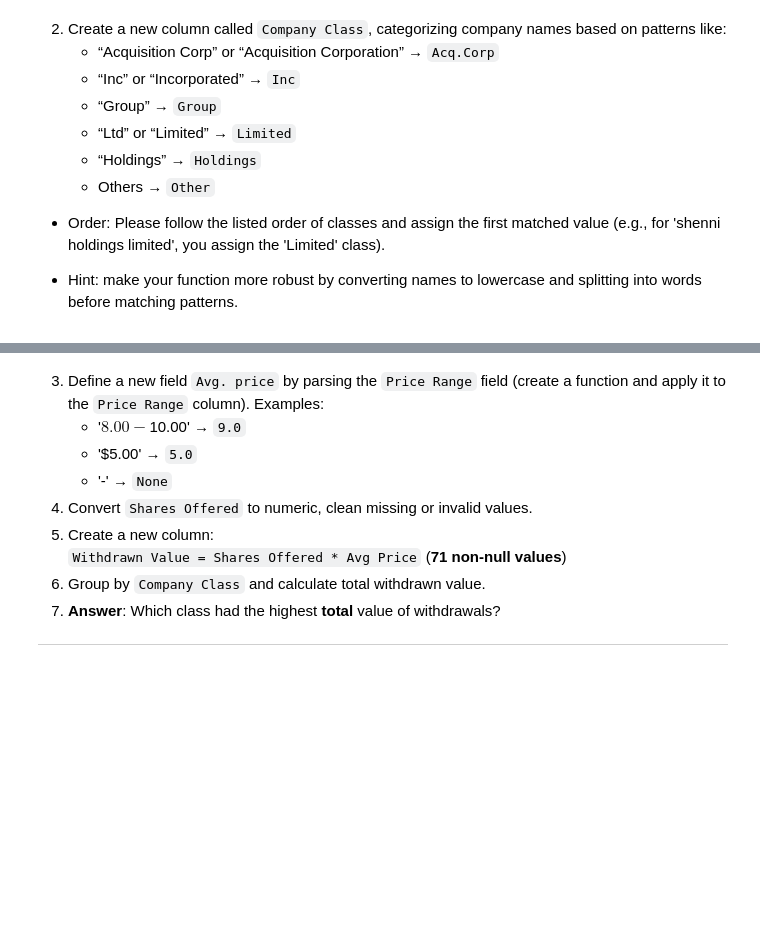
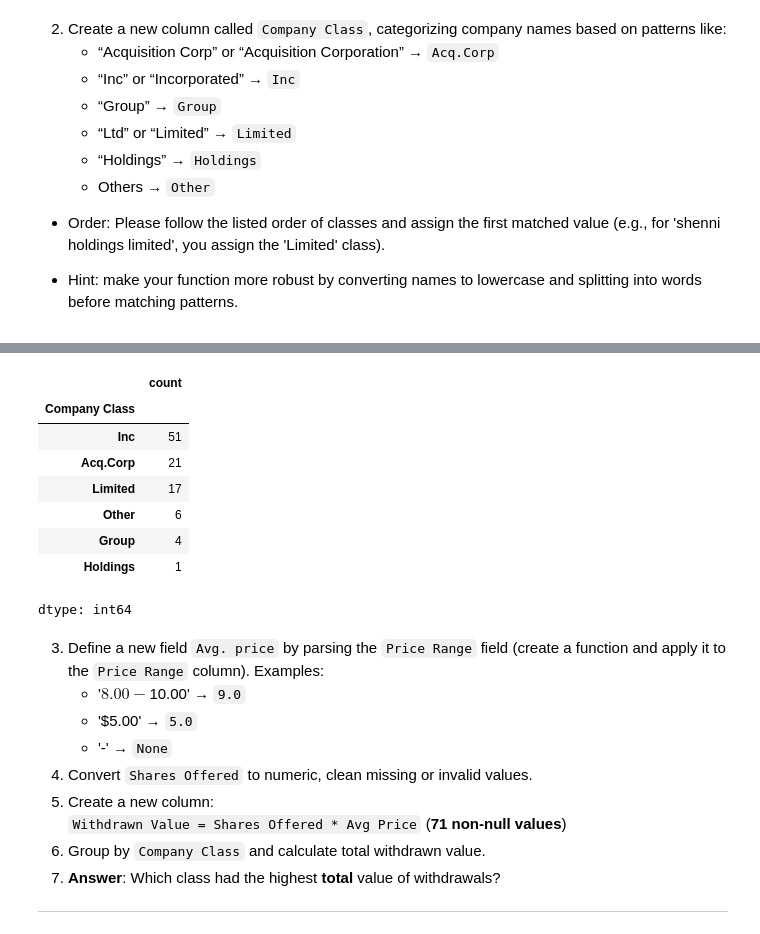
Before and after one commit to YannPhamVan/StockMarketsAnalyticsZoomcamp, a Jupyter notebook: 02-dataframe-analysis-homework.ipynb, the cells around one changed output, grey strips where cells are left out. Drawn from its saved outputs; the diff is of its cells as text; code cells hidden in the pictures; blank space fills up the shorter version.

```diff
--- a/02-dataframe-analysis-homework.ipynb
+++ b/02-dataframe-analysis-homework.ipynb
@@ -148,3 +179,15 @@ withdrawn_ipos
+# %%
+withdrawn_ipos.value_counts('Company Class')
+# %% [output]
+|  | count |
+| Company Class |  |
+| Inc | 51 |
+| Acq.Corp | 21 |
+| Limited | 17 |
+| Other | 6 |
+| Group | 4 |
+| Holdings | 1 |
+dtype: int64
 # %% [markdown]
 
 3. Define a new field `Avg. price` by parsing the `Price Range` field (create a function and apply it to the `Price Range` column). Examples:
```
Also changed, not shown: parts of 3 cells of this notebook.
